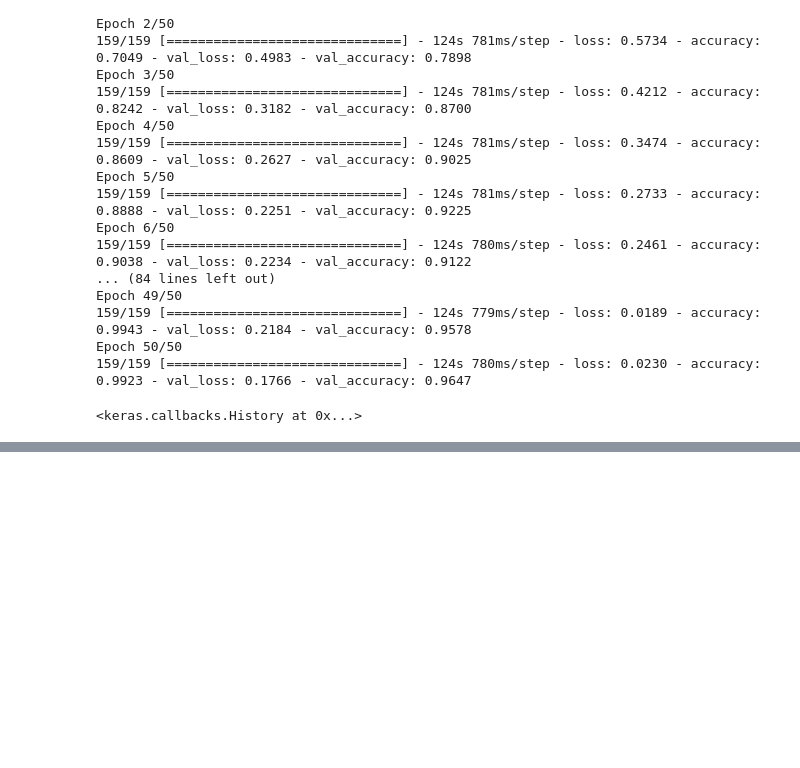
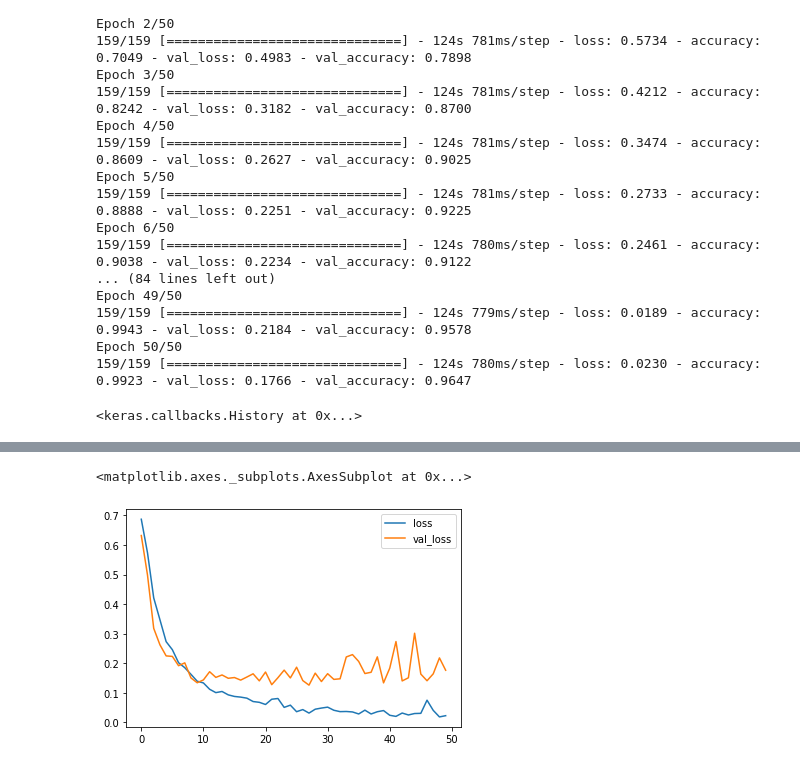
Before and after one commit to Arjun-Siva/covid-prediction, a Jupyter notebook: EMCNet_Covid_Prediction.ipynb, the cells around one changed output, grey strips where cells are left out. Drawn from its saved outputs; the diff is of its cells as text; code cells hidden in the pictures; blank space fills up the shorter version.

```diff
--- a/EMCNet_Covid_Prediction.ipynb
+++ b/EMCNet_Covid_Prediction.ipynb
@@ -174,0 +185,5 @@ files.download('data/models/cnn_model.h5')
+# %%
+metrics[['loss','val_loss']].plot()
+# %% [output]
+<matplotlib.axes._subplots.AxesSubplot at 0x...>
+[figure, added]
```
Also changed, not shown: parts of 15 cells of this notebook.
